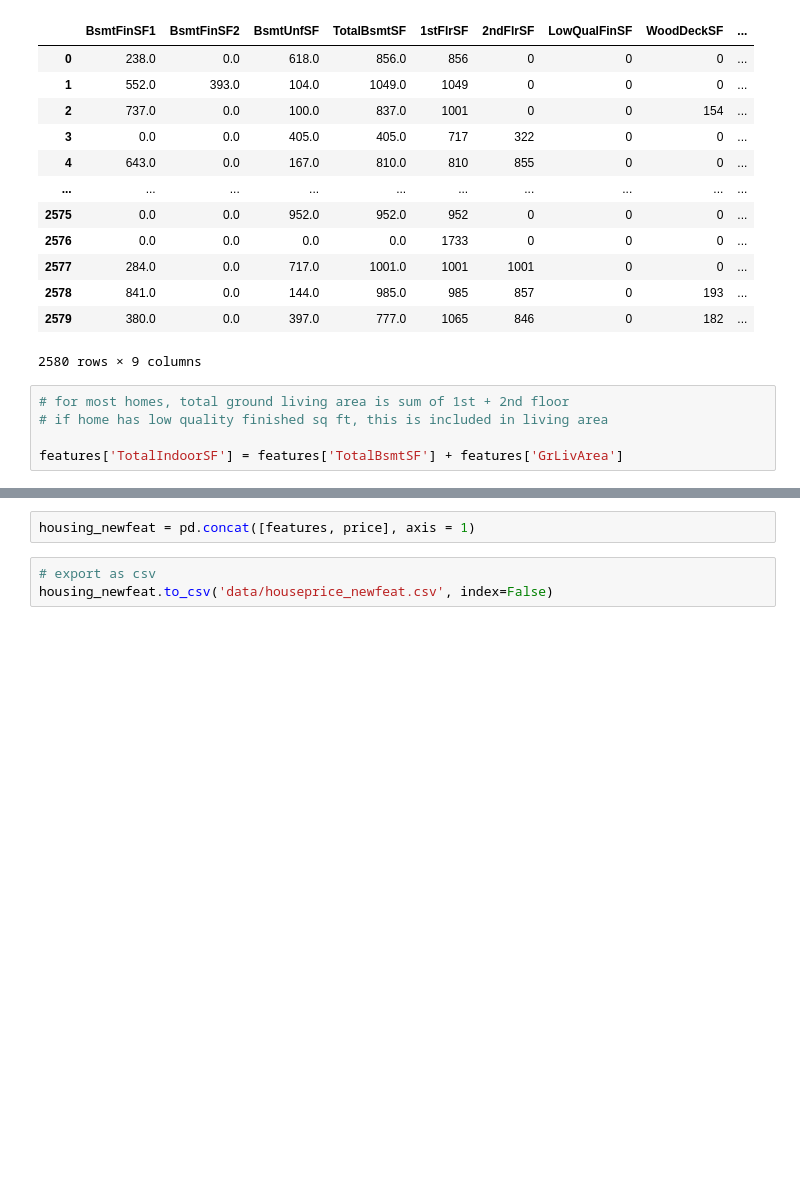
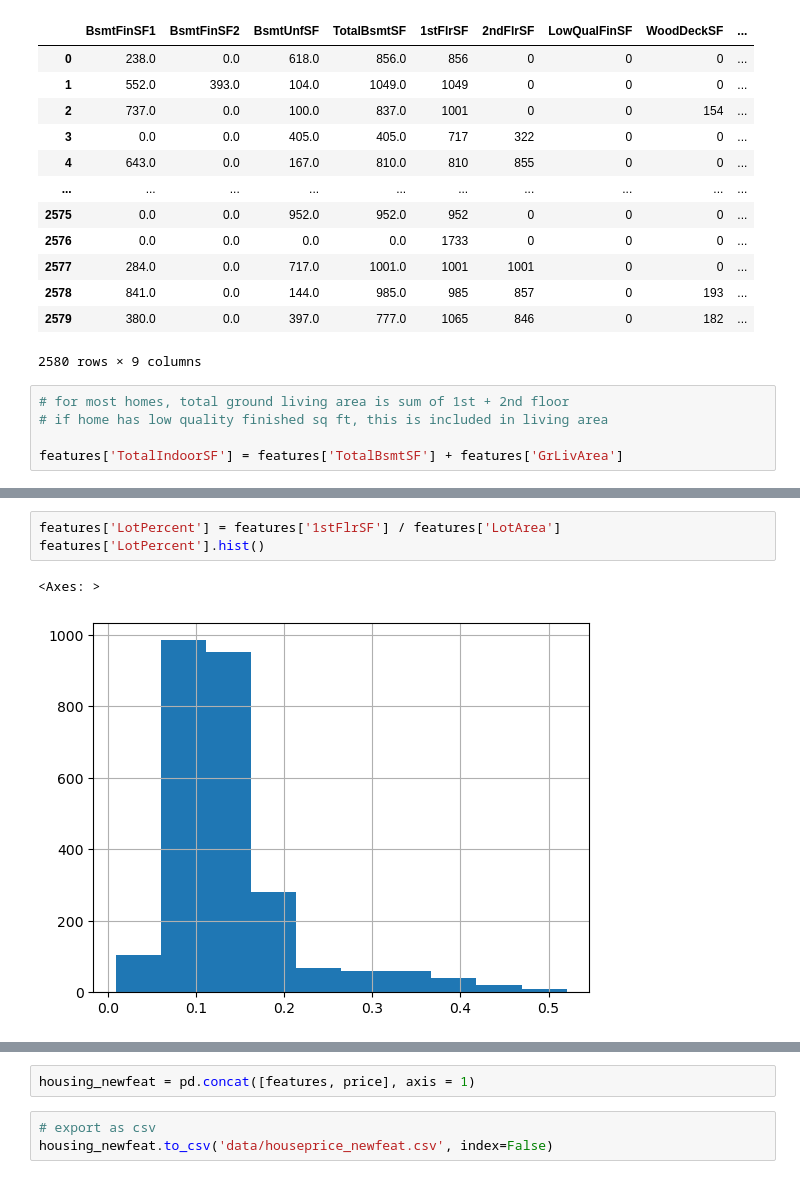
Before and after one commit to ersdanforth/ames_housing, a Jupyter notebook: feature_engineering.ipynb, the cells around one changed output, grey strips where cells are left out. Saved outputs shown, nothing was run; the diff lists cells and outputs as text; blank space fills up the shorter version.

```diff
--- a/feature_engineering.ipynb
+++ b/feature_engineering.ipynb
@@ -196,3 +229,9 @@ features['TotalIndoorSF'] = features['TotalBsmtSF'] + features['GrLivArea']
+# %%
+features['LotPercent'] = features['1stFlrSF'] / features['LotArea']
+features['LotPercent'].hist()
+# %% [output]
+<Axes: >
+[figure, added]
 # %%
 features.shape
 # %% [output]
```
Also changed, not shown: parts of 15 cells of this notebook, 6 other files.
